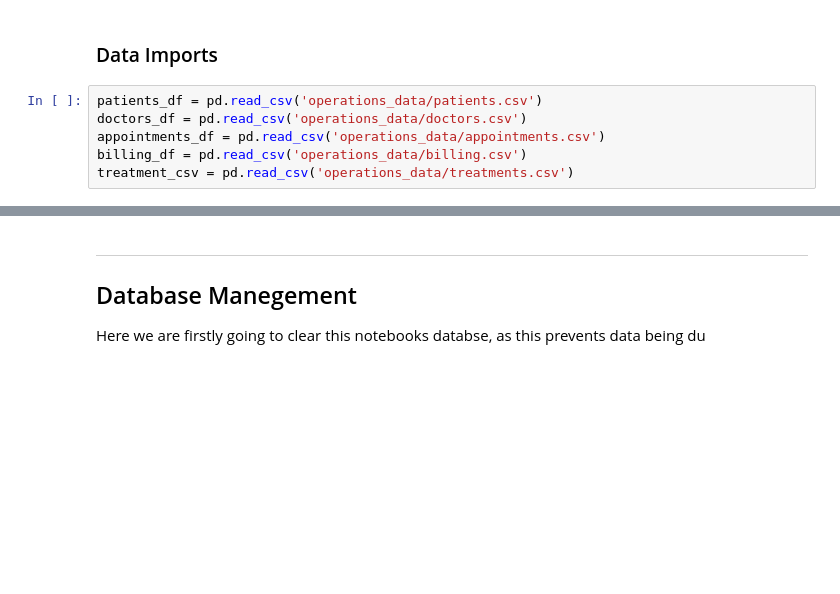
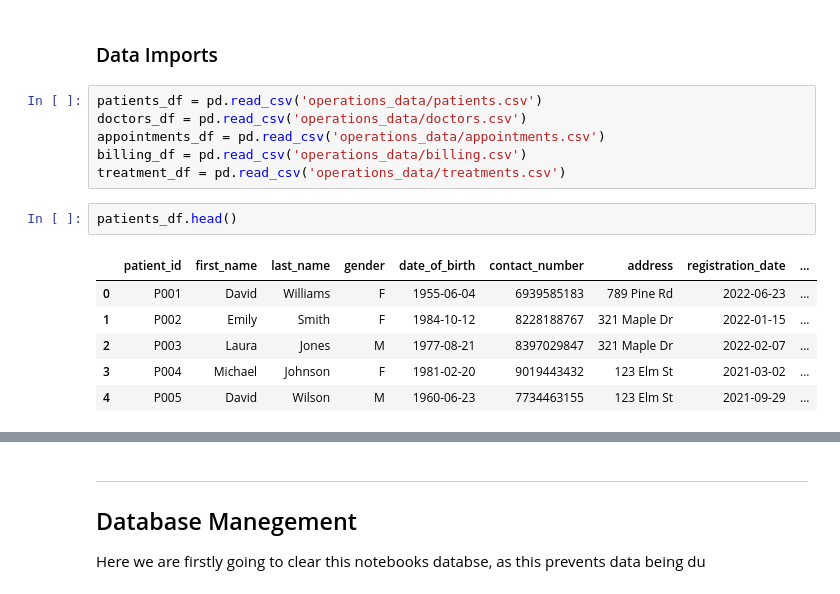
Before and after one commit to Djohnson1313/hospital_operations_intelligence_, a Jupyter notebook: hospital_operations_analysis.ipynb, the cells around one changed output, grey strips where cells are left out. Cells and saved outputs as stored; diff of their text form; blank space fills up the shorter version.

```diff
--- a/hospital_operations_analysis.ipynb
+++ b/hospital_operations_analysis.ipynb
@@ -54,4 +60,13 @@ patients_df = pd.read_csv('operations_data/patients.csv')
 doctors_df = pd.read_csv('operations_data/doctors.csv')
 appointments_df = pd.read_csv('operations_data/appointments.csv')
 billing_df = pd.read_csv('operations_data/billing.csv')
-treatment_csv = pd.read_csv('operations_data/treatments.csv')
+treatment_df = pd.read_csv('operations_data/treatments.csv')
+# %%
+patients_df.head()
+# %% [output]
+|  | patient_id | first_name | last_name | gender | date_of_birth | contact_number | address | registration_date | ... |
+| 0 | P001 | David | Williams | F | 1955-06-04 | 6939585183 | 789 Pine Rd | 2022-06-23 | ... |
+| 1 | P002 | Emily | Smith | F | 1984-10-12 | 8228188767 | 321 Maple Dr | 2022-01-15 | ... |
+| 2 | P003 | Laura | Jones | M | 1977-08-21 | 8397029847 | 321 Maple Dr | 2022-02-07 | ... |
+| 3 | P004 | Michael | Johnson | F | 1981-02-20 | 9019443432 | 123 Elm St | 2021-03-02 | ... |
+| 4 | P005 | David | Wilson | M | 1960-06-23 | 7734463155 | 123 Elm St | 2021-09-29 | ... |
```
Also changed, not shown: parts of 33 cells of this notebook.
